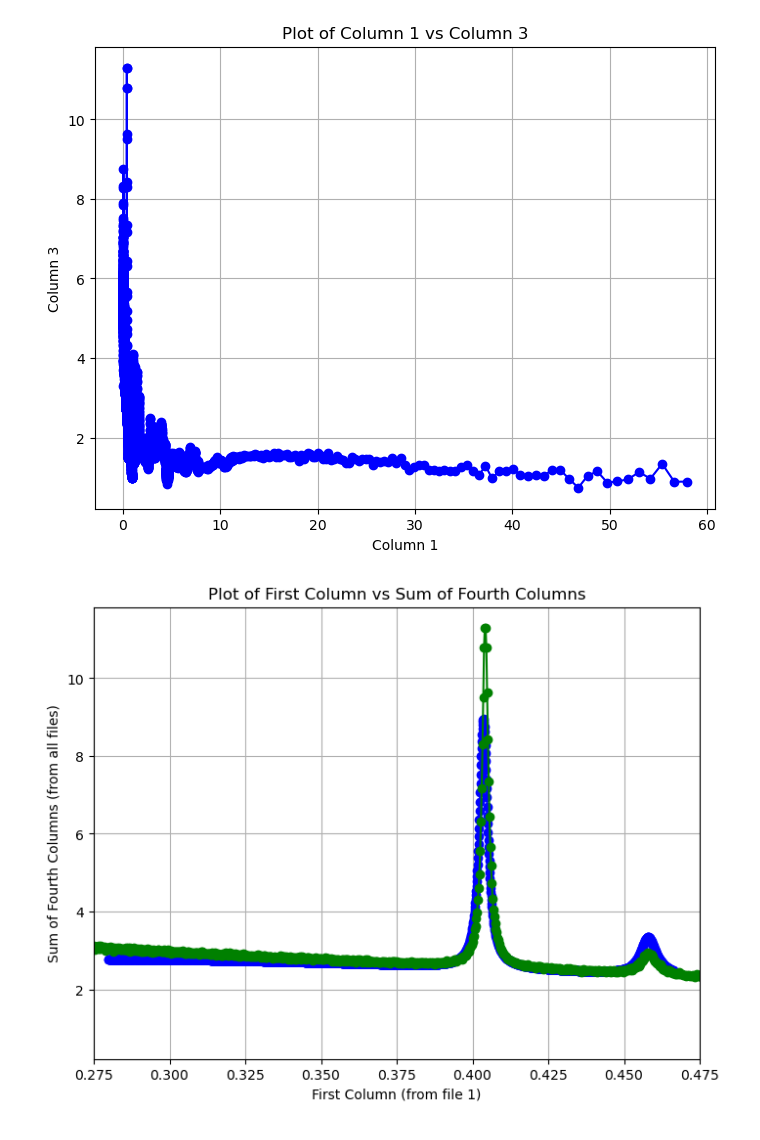
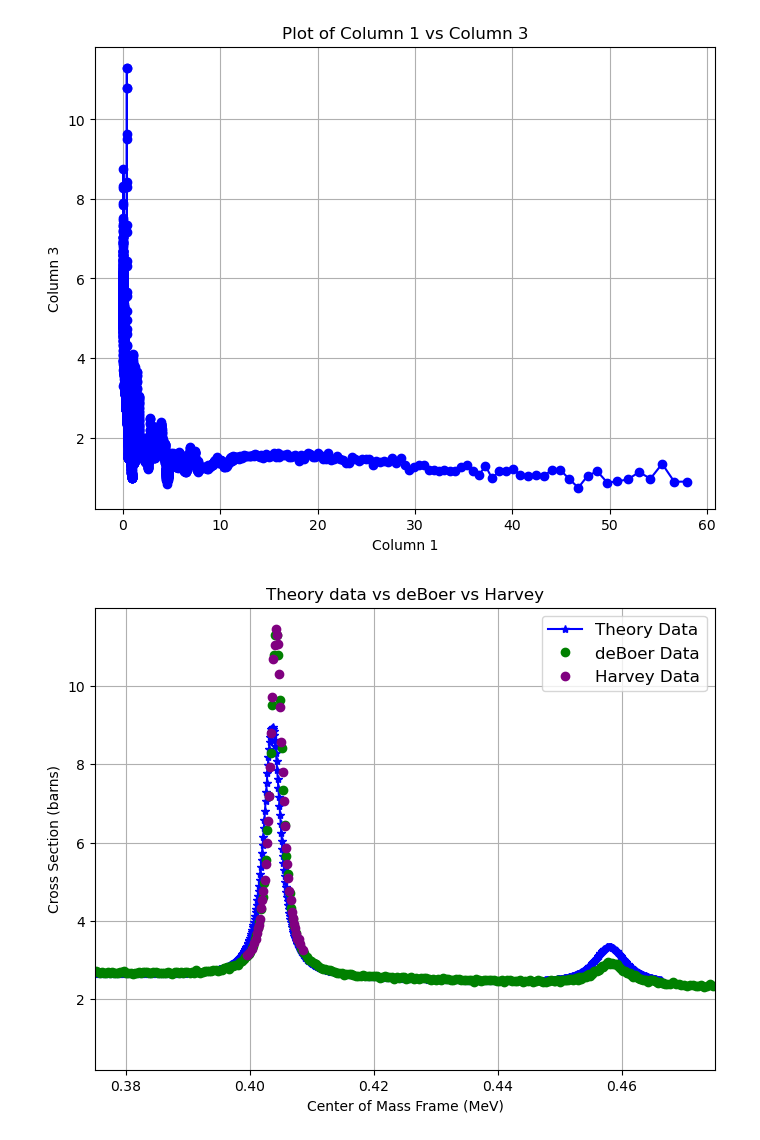
Before and after one commit to briecheeze/thesisplots, a Jupyter notebook: thesisplot.ipynb, the cells around one changed output. Drawn from its saved outputs; the diff is of its cells as text; code cells hidden in the pictures.

Commit message:
Added Harvey data

```diff
--- a/thesisplot.ipynb
+++ b/thesisplot.ipynb
@@ -34,33 +35,49 @@ plt.show()
 # %%
 import pandas as pd
 import matplotlib.pyplot as plt
+#import csv
+
+#Notes for problems/unknowns
+##AZURE Input is in lab frame (known, MeV), output is in CoM (known, MeV)
+##Harvey's frame (unknown), units are keV (converted to MeV)
 
 # Define the file paths
 file1 = 'AZUREOut_aa=2_R=1.extrap'
 file2 = 'AZUREOut_aa=2_R=2.extrap'
 file3 = 'AZUREOut_aa=2_R=3.extrap'
+#file4 = 'harveyneutenergy-430kev.csv' #All data
+file4 = '14N-Harvey-v-deBoer.csv' #deBoer data match
 
 # Load each file with pandas and extract the necessary columns
 df1 = pd.read_csv(file1, delim_whitespace=True, header=None)
 df2 = pd.read_csv(file2, delim_whitespace=True, header=None)
 df3 = pd.read_csv(file3, delim_whitespace=True, header=None)
+df4 = pd.read_csv(file4, header=None,skiprows=1)
 
 # Extract the first column from the first file and the fourth column from all three files
 x = df1[0]  # First column from the first file
 y_sum = df1[3] + df2[3] + df3[3]  # Sum of the fourth columns from all three files
 
+#print(df4)
+
+#Harvey data
+x_harv = df4[0]*M_heavy/(M_light+M_heavy)/10**3
+y_harv = df4[1]
+
 # Plot
 plt.figure(figsize=(8, 6))
-plt.xlim([0.275,0.475])
-plt.plot(x, y_sum, marker='o', linestyle='-', color='b')
-plt.plot(x_data, y_data, marker='o', linestyle='-', color='green')
-plt.xlabel('First Column (from file 1)')
-plt.ylabel('Sum of Fourth Columns (from all files)')
-plt.title('Plot of First Column vs Sum of Fourth Columns')
+plt.xlim([0.375,0.475])
+plt.plot(x, y_sum, marker='*', linestyle='-', label='Theory Data', color='b') #Theory
+plt.plot(x_data, y_data, marker='o', linestyle='', label='deBoer Data', color='green') #deBoer data
+plt.plot(x_harv, y_harv, marker='o', linestyle='', label='Harvey Data', color='purple') #Harvey data
+plt.xlabel('Center of Mass Frame (MeV)')
+plt.ylabel('Cross Section (barns)')
+plt.title('Theory data vs deBoer vs Harvey')
+plt.legend(loc='upper right', fontsize='large')
 plt.grid(True)
 plt.show()
 # %% [output]
-[figure, old version]
+[figure, new version]
 # %%
 #Fix the factor for above
 import pandas as pd
```
Also changed, not shown: parts of 1 cell of this notebook, 2 other files.
